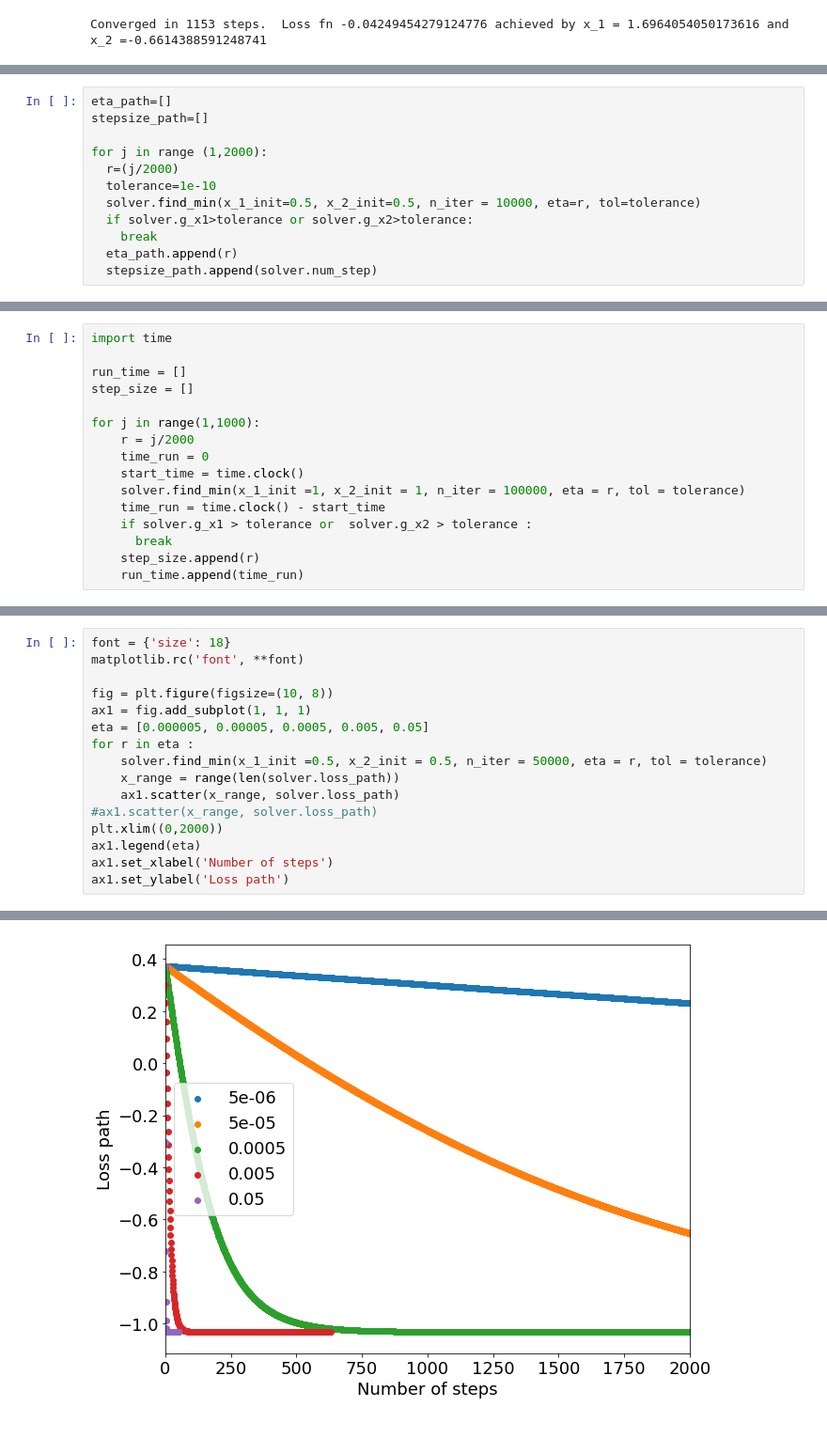
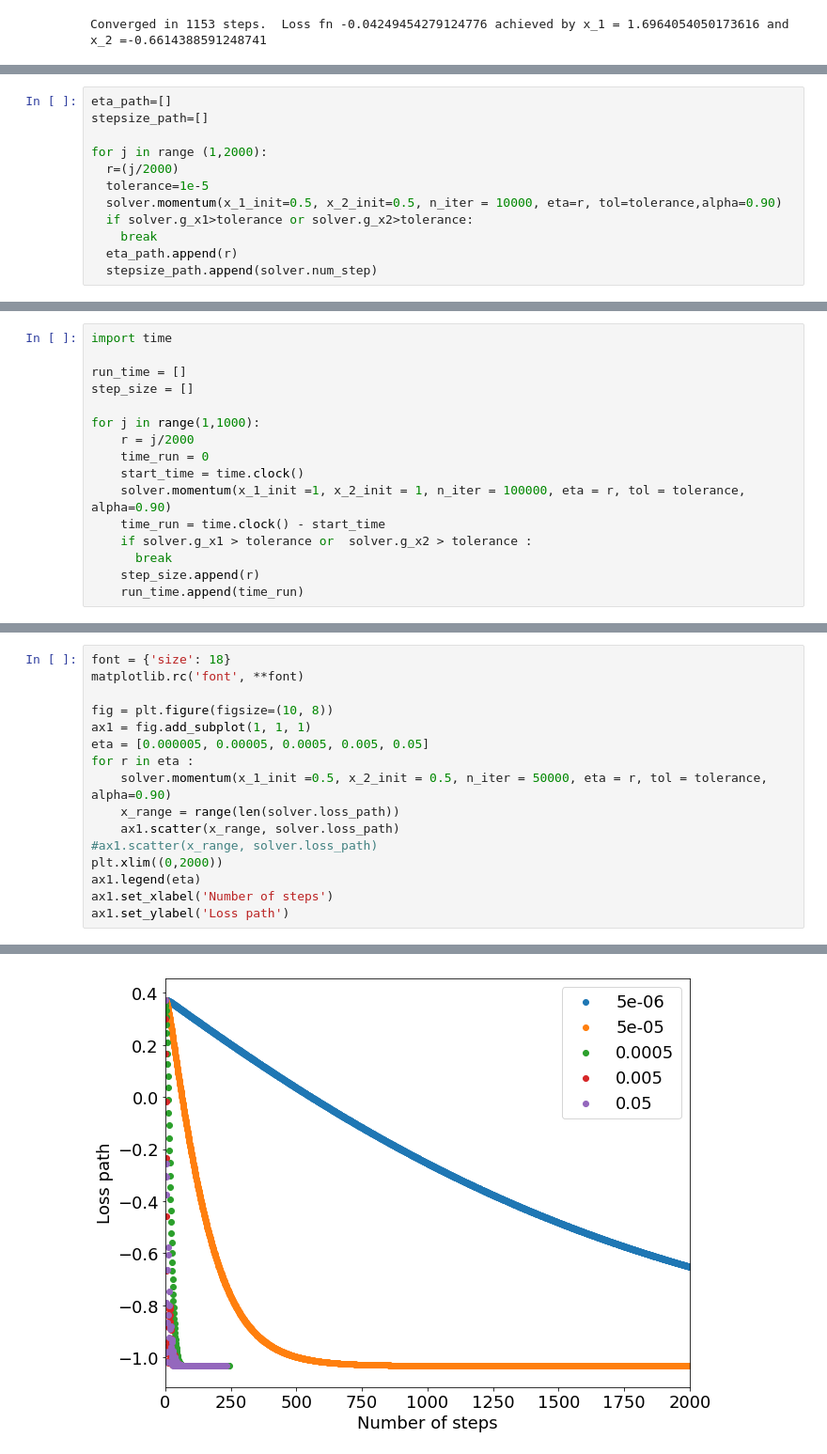
Before and after one commit to andreasstephani/AML_2019_Group-2, a Jupyter notebook: Untitled2.ipynb, the cells around one changed output, grey strips where cells are left out. Shown at 94% size. Drawn from its saved outputs; the diff is of its cells as text.

```diff
--- a/Untitled2.ipynb
+++ b/Untitled2.ipynb
@@ -229,8 +229,8 @@ stepsize_path=[]
 
 for j in range (1,2000):
   r=(j/2000)
-  tolerance=1e-10
-  solver.find_min(x_1_init=0.5, x_2_init=0.5, n_iter = 10000, eta=r, tol=tolerance)
+  tolerance=1e-5
+  solver.momentum(x_1_init=0.5, x_2_init=0.5, n_iter = 10000, eta=r, tol=tolerance,alpha=0.90)
   if solver.g_x1>tolerance or solver.g_x2>tolerance:
     break
   eta_path.append(r)
@@ -276,7 +277,7 @@ for j in range(1,1000):
     r = j/2000
     time_run = 0
     start_time = time.clock()
-    solver.find_min(x_1_init =1, x_2_init = 1, n_iter = 100000, eta = r, tol = tolerance)
+    solver.momentum(x_1_init =1, x_2_init = 1, n_iter = 100000, eta = r, tol = tolerance, alpha=0.90)
     time_run = time.clock() - start_time
     if solver.g_x1 > tolerance or  solver.g_x2 > tolerance :
       break
@@ -321,7 +323,7 @@ fig = plt.figure(figsize=(10, 8))
 ax1 = fig.add_subplot(1, 1, 1)
 eta = [0.000005, 0.00005, 0.0005, 0.005, 0.05]
 for r in eta :
-    solver.find_min(x_1_init =0.5, x_2_init = 0.5, n_iter = 50000, eta = r, tol = tolerance)
+    solver.momentum(x_1_init =0.5, x_2_init = 0.5, n_iter = 50000, eta = r, tol = tolerance, alpha=0.90)
     x_range = range(len(solver.loss_path))
     ax1.scatter(x_range, solver.loss_path)
 #ax1.scatter(x_range, solver.loss_path)
@@ -338,2 +340,2 @@ Converged in 53 steps.  Loss fn = -1.0316284534898772 achieved by x_1 = -0.08984
 Text(0, 0.5, 'Loss path')
-[figure, old version]
+[figure, new version]
```
Also changed, not shown: parts of 7 cells of this notebook.
